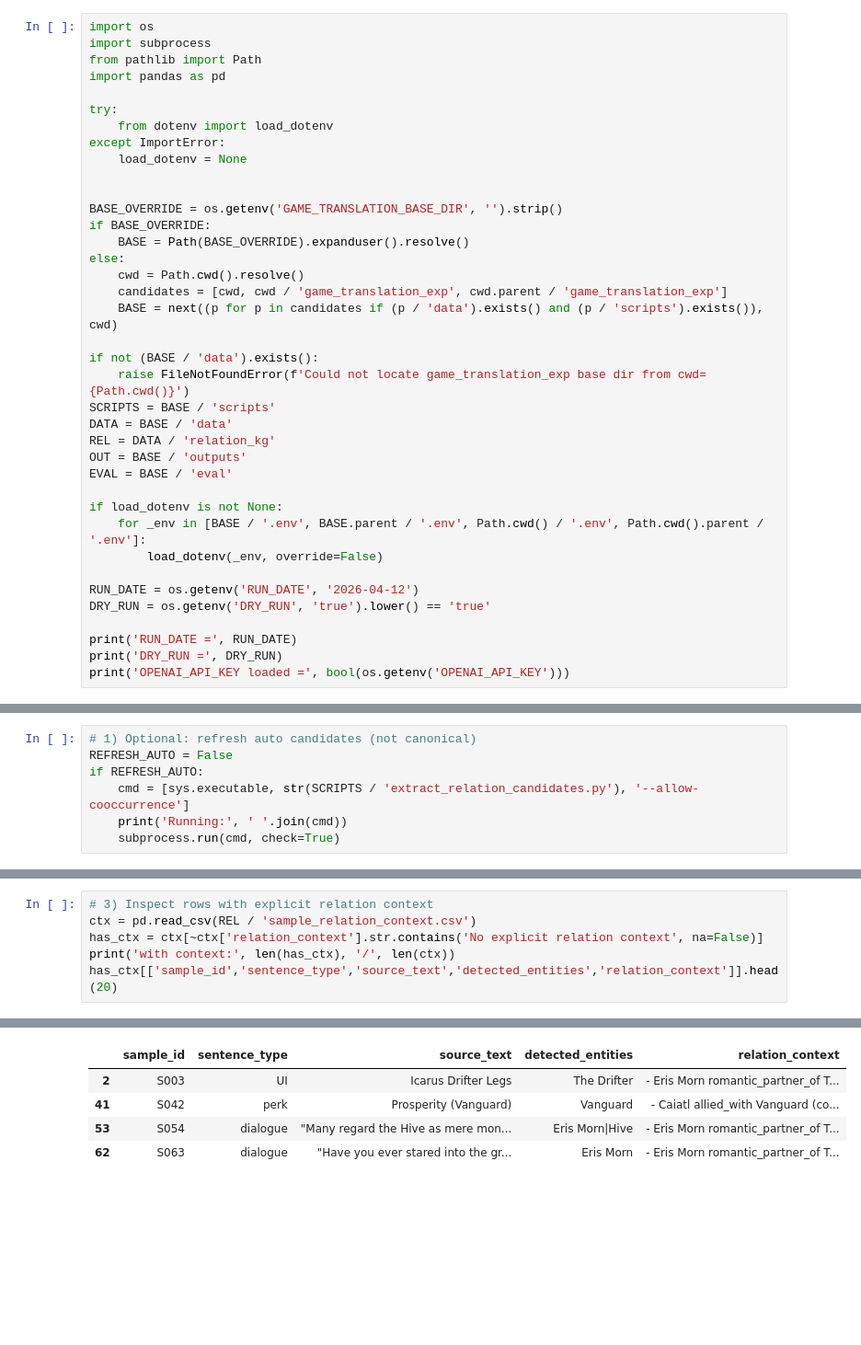
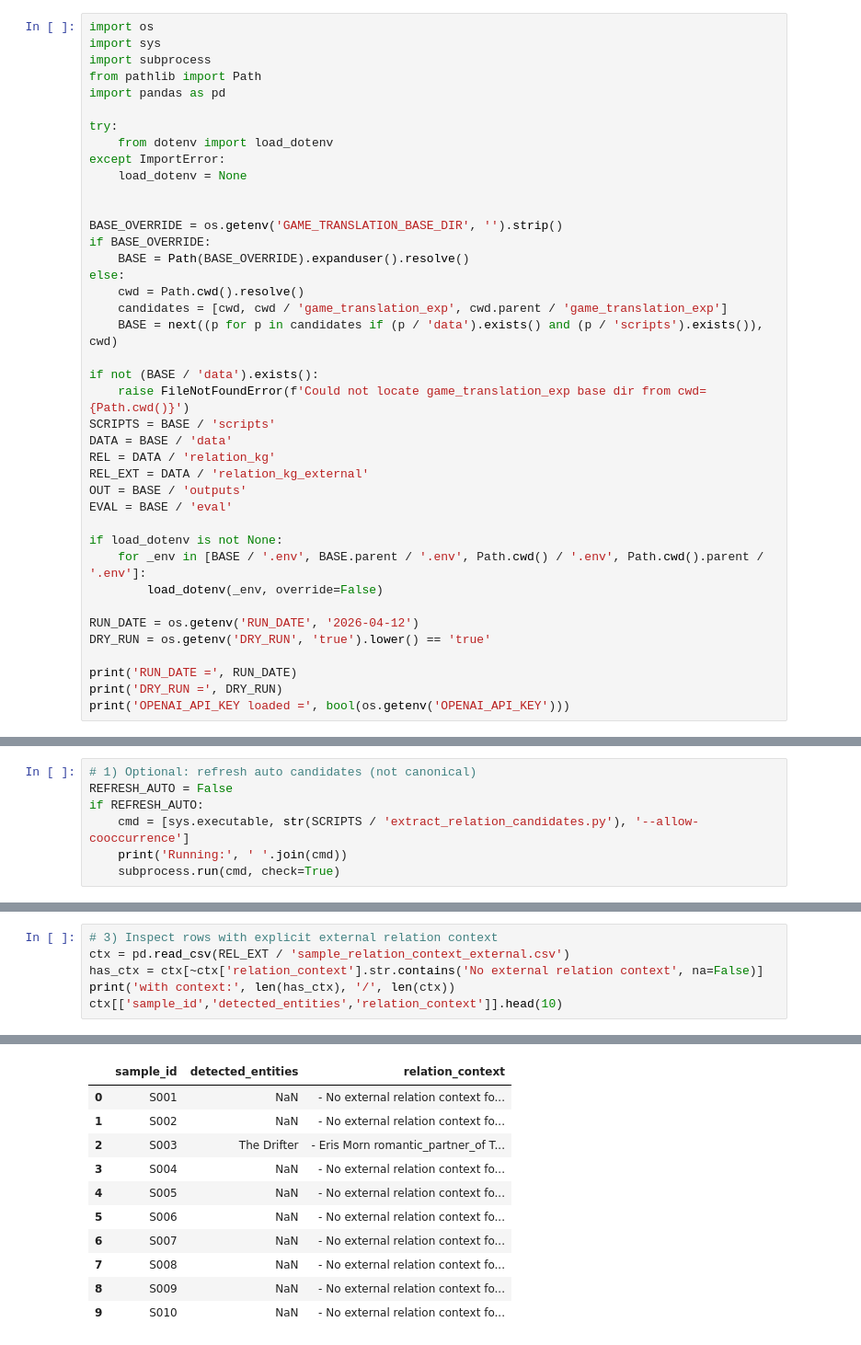
Before and after one commit to Yiji-1015/LLM_Translation-pseudo_lab, a Jupyter notebook: game_translation_exp/run_relation_kg_experiment.ipynb, the cells around one changed output, grey strips where cells are left out. Shown at 92% size. Cells and saved outputs as stored; diff of their text form; blank space fills up the shorter version.

```diff
--- a/game_translation_exp/run_relation_kg_experiment.ipynb
+++ b/game_translation_exp/run_relation_kg_experiment.ipynb
@@ -54,6 +55,7 @@ Running: c:\Users\LLOYDK\AppData\Local\Programs\Python\Python313\python.exe C:\U
 CompletedProcess(args=['c:\\Users\\LLOYDK\\AppData\\Local\\Programs\\Python\\Python313\\python.exe', 'C:\\Users\\LLOYDK\\Desktop\\Demo\\LLM_Translation-pseudo_lab\\game_translation_exp\\scripts\\build ...
 # %%
 import os
+import sys
 import subprocess
 from pathlib import Path
 import pandas as pd
@@ -77,6 +79,7 @@ if not (BASE / 'data').exists():
 SCRIPTS = BASE / 'scripts'
 DATA = BASE / 'data'
 REL = DATA / 'relation_kg'
+REL_EXT = DATA / 'relation_kg_external'
 OUT = BASE / 'outputs'
 EVAL = BASE / 'eval'
 
@@ -134,14 +122,20 @@ context rows: 80
 # %%
-# 3) Inspect rows with explicit relation context
-ctx = pd.read_csv(REL / 'sample_relation_context.csv')
-has_ctx = ctx[~ctx['relation_context'].str.contains('No explicit relation context', na=False)]
+# 3) Inspect rows with explicit external relation context
+ctx = pd.read_csv(REL_EXT / 'sample_relation_context_external.csv')
+has_ctx = ctx[~ctx['relation_context'].str.contains('No external relation context', na=False)]
 print('with context:', len(has_ctx), '/', len(ctx))
-has_ctx[['sample_id','sentence_type','source_text','detected_entities','relation_context']].head(20)
+ctx[['sample_id','detected_entities','relation_context']].head(10)
 # %% [output]
 with context: 4 / 80
-|  | sample_id | sentence_type | source_text | detected_entities | relation_context |
-| 2 | S003 | UI | Icarus Drifter Legs | The Drifter | - Eris Morn romantic_partner_of T... |
-| 41 | S042 | perk | Prosperity (Vanguard) | Vanguard | - Caiatl allied_with Vanguard (co... |
-| 53 | S054 | dialogue | "Many regard the Hive as mere mon... | Eris Morn|Hive | - Eris Morn romantic_partner_of T... |
-| 62 | S063 | dialogue | "Have you ever stared into the gr... | Eris Morn | - Eris Morn romantic_partner_of T... |
+|  | sample_id | detected_entities | relation_context |
+| 0 | S001 | NaN | - No external relation context fo... |
+| 1 | S002 | NaN | - No external relation context fo... |
+| 2 | S003 | The Drifter | - Eris Morn romantic_partner_of T... |
+| 3 | S004 | NaN | - No external relation context fo... |
+| 4 | S005 | NaN | - No external relation context fo... |
+| 5 | S006 | NaN | - No external relation context fo... |
+| 6 | S007 | NaN | - No external relation context fo... |
+| 7 | S008 | NaN | - No external relation context fo... |
+| 8 | S009 | NaN | - No external relation context fo... |
+| 9 | S010 | NaN | - No external relation context fo... |
 # %%
```
Also changed, not shown: parts of 7 cells of this notebook, 25 other files.
